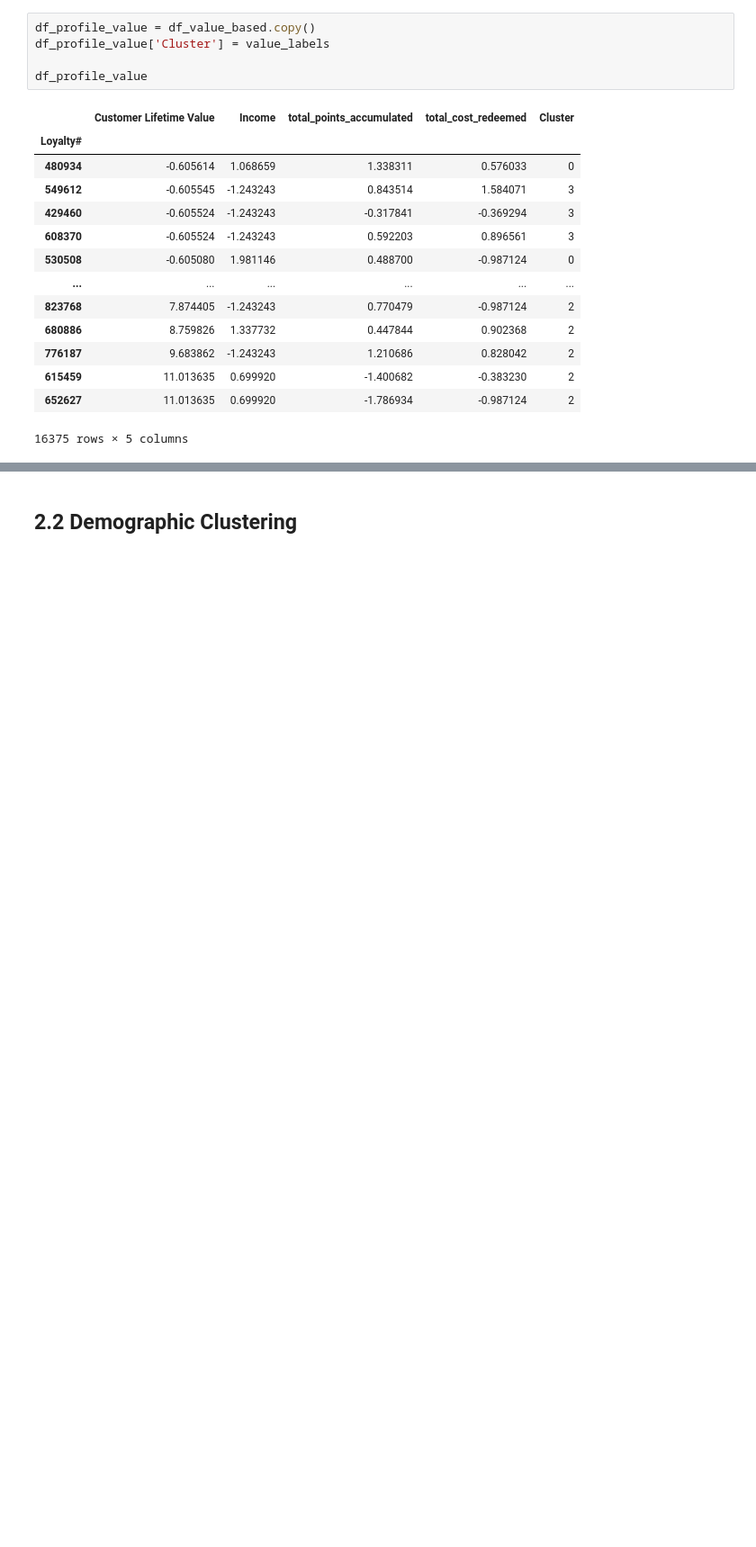
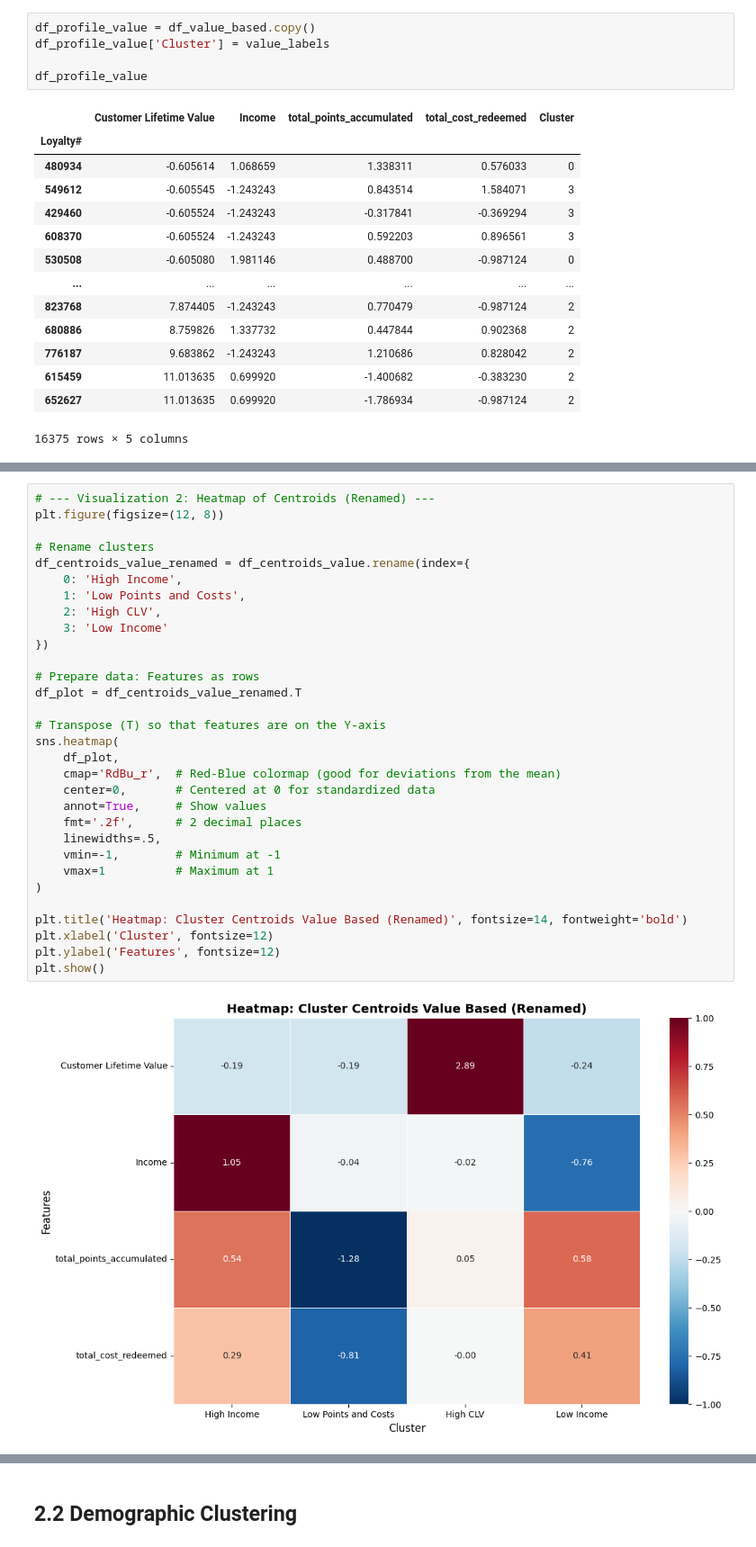
Before and after one commit to Mehmet1700/DataMining2025, a Jupyter notebook: submission2/01_Clustering.ipynb, the cells around one changed output, grey strips where cells are left out. Shown at 90% size. Drawn from its saved outputs; the diff is of its cells as text; blank space fills up the shorter version.

```diff
--- a/submission2/01_Clustering.ipynb
+++ b/submission2/01_Clustering.ipynb
@@ -667,4 +689,37 @@ plt.ylabel('Features', fontsize=12)
 plt.show()
 # %% [output]
 [figure]
+# %%
+# --- Visualization 2: Heatmap of Centroids (Renamed) ---
+plt.figure(figsize=(12, 8))
+
+# Rename clusters
+df_centroids_value_renamed = df_centroids_value.rename(index={
+    0: 'High Income',
+    1: 'Low Points and Costs',
+    2: 'High CLV',
+    3: 'Low Income'
+})
+
+# Prepare data: Features as rows
+df_plot = df_centroids_value_renamed.T
+
+# Transpose (T) so that features are on the Y-axis
+sns.heatmap(
+    df_plot,
+    cmap='RdBu_r',  # Red-Blue colormap (good for deviations from the mean)
+    center=0,       # Centered at 0 for standardized data
+    annot=True,     # Show values
+    fmt='.2f',      # 2 decimal places
+    linewidths=.5,
+    vmin=-1,        # Minimum at -1
+    vmax=1          # Maximum at 1
+)
+
+plt.title('Heatmap: Cluster Centroids Value Based (Renamed)', fontsize=14, fontweight='bold')
+plt.xlabel('Cluster', fontsize=12)
+plt.ylabel('Features', fontsize=12)
+plt.show()
+# %% [output]
+[figure, added]
 # %%
```
Also changed, not shown: parts of 55 cells of this notebook, 4 other files.
